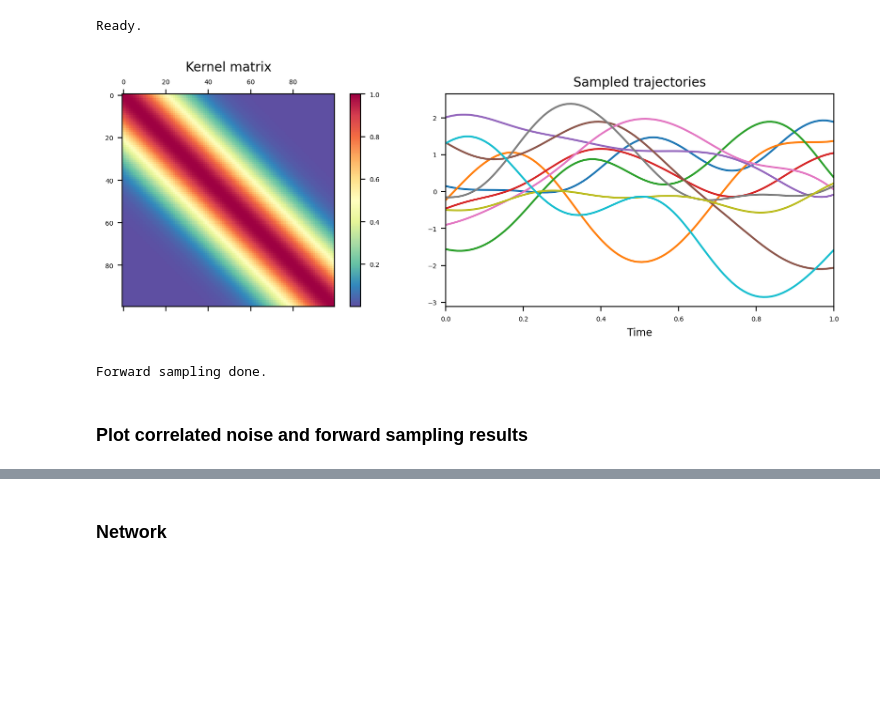
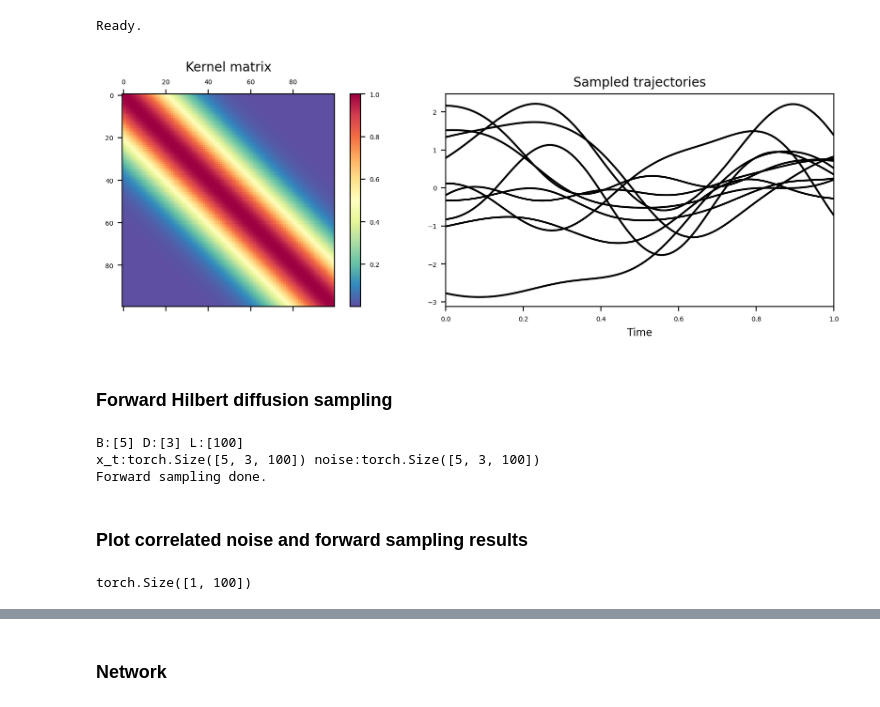
Before and after one commit to sjchoi86/yet-another-diffusion-models, a Jupyter notebook: code/demo_reverse_diffusion.ipynb, the cells around one changed output, grey strips where cells are left out. Cells and saved outputs as stored; diff of their text form; code cells hidden in the pictures; blank space fills up the shorter version.

```diff
--- a/code/demo_reverse_diffusion.ipynb
+++ b/code/demo_reverse_diffusion.ipynb
@@ -157,47 +154,59 @@ Ready.
 # %%
 ### Sample paths from GP prior
 L = 100
 times = np.linspace(start=0.0,stop=1.0,num=L).reshape((-1,1)) # [L x 1]
 K = kernel_se(times,times,hyp={'gain':1.0,'len':1/4}) # [L x L]
 K_chol = np.linalg.cholesky(K+1e-8*np.eye(L,L)) # [L x L]
-n_traj = 10
-trajs = K_chol @ np.random.randn(L,n_traj) # [L x D]
+D = 10
+trajs = np.random.randn(D,L) @ K_chol.T # [D x L]
 # Plot
 plt.figure(figsize=(12,3))
 plt.subplot(1,2,1)
 plt.matshow(K,fignum=False,cmap=plt.cm.Spectral_r)
 plt.colorbar(fraction=0.046, pad=0.04)
 plt.title('Kernel matrix',fontsize=10)
 plt.subplot(1,2,2)
-plt.plot(times,trajs,ls='-'); plt.xlim([0,1])
+for d_idx in range(D):
+    plt.plot(times[:,0],trajs[d_idx,:],ls='-',color='k')
+plt.xlim([0,1])
 plt.title('Sampled trajectories',fontsize=10)
 plt.xlabel('Time',fontsize=8); plt.show()
 # %% [output]
-[figure, old version]
+[figure, new version]
+# %% [markdown]
+### Forward Hilbert diffusion sampling
 # %%
-B,L,D = 5,100,3 # #batch, length, dimension
+B,D,L = 5,3,100 # #batch, length, dimension
 times = np.linspace(start=0.0,stop=1.0,num=L).reshape((-1,1)) # [L x 1]
 K = kernel_se(times,times,hyp={'gain':1.0,'len':1/4}) # [L x L]
 K_chol = np.linalg.cholesky(K+1e-8*np.eye(L,L)) # [L x L]
-x_0 = np2torch(K_chol @ np.random.randn(L,1)) # [L x 1]
-x_0_batch = torch.tile(input=x_0[None,:,:],dims=(B,1,D)) # [B x L x D]
+x_0 = np2torch(np.random.randn(1,L) @ K_chol.T) # [1 x L]
+x_0_batch = torch.tile(input=x_0[None,:,:],dims=(B,D,1)) # [B x D x L]
 # Different length parameters per dimension
 lens = [1,0.1,0.01]
-K_chols_np = np.zeros(shape=(L,L,D)) # [L x L x D]
+K_chols_np = np.zeros(shape=(D,L,L)) # [D x L x L]
 for d_idx in range(D):
     K = kernel_se(times,times,hyp={'gain':1.0,'len':lens[d_idx]})
-    K_chols_np[:,:,d_idx] = np.linalg.cholesky(K+1e-8*np.eye(L,L)) # [L x L]
-K_chols = np2torch(K_chols_np) # [L x L x D]
+    K_chols_np[d_idx,:,:] = np.linalg.cholesky(K+1e-8*np.eye(L,L)) # [L x L]
+K_chols = np2torch(K_chols_np) # [D x L x L]
 # Forward sampling
 steps = torch.linspace(start=0,end=dc['T']-1,steps=B).type(torch.long) # [B]
 x_t,noise = forward_hilbert_diffusion_sample(
     x_0=x_0_batch,K_chols=K_chols,steps=steps,dc=dc,noise_rate=1.0)
-# x_t:[B x L x D] / noise:[B x L x D]
+# x_t:[B x D x L] / noise:[B x D x L]
+print ("B:[%d] D:[%d] L:[%d]"%(B,D,L))
+print ("x_t:%s noise:%s"%(x_t.shape,noise.shape))
 print ("Forward sampling done.")
 # %% [output]
+B:[5] D:[3] L:[100]
+x_t:torch.Size([5, 3, 100]) noise:torch.Size([5, 3, 100])
 Forward sampling done.
 # %% [markdown]
 ### Plot correlated noise and forward sampling results
+# %%
+x_0.shape
+# %% [output]
+torch.Size([1, 100])
 # %%
 print ("Plot correlated noises.")
 for d_idx in range(D):
```
Also changed, not shown: parts of 10 cells of this notebook, 2 other files.
